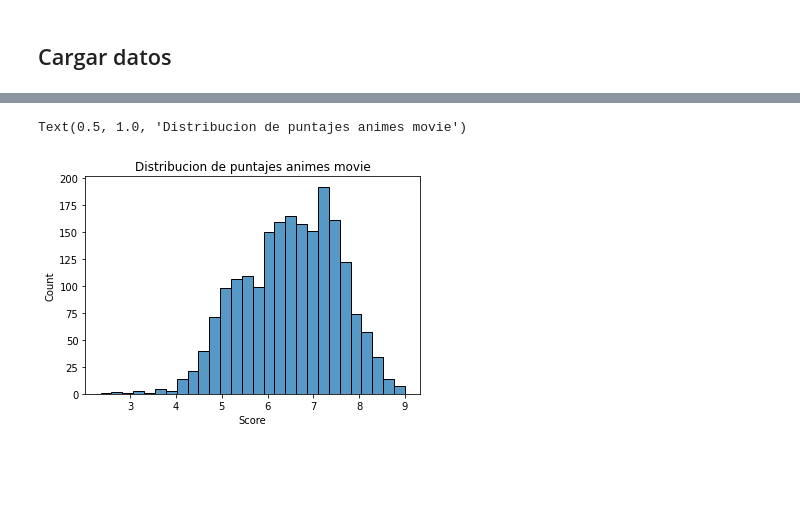
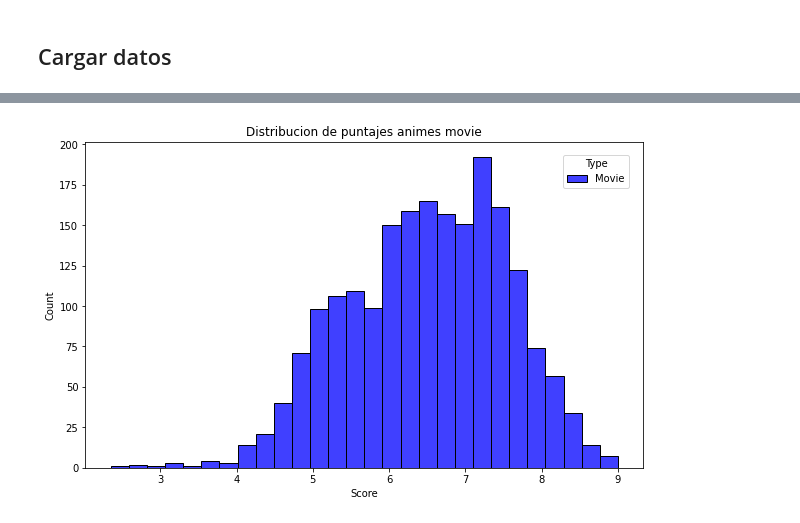
Before and after one commit to martinjaraf/supertarea, a Jupyter notebook: parte_1/Parte_1.ipynb, the cells around one changed output, grey strips where cells are left out. Drawn from its saved outputs; the diff is of its cells as text; code cells hidden in the pictures; blank space fills up the shorter version.

```diff
--- a/parte_1/Parte_1.ipynb
+++ b/parte_1/Parte_1.ipynb
@@ -47,7 +49,9 @@ Text(0.5, 1.0, 'Distribucion de densidad')
 # %%
+gra_movie = plt.figure(figsize=(10,6))
 movie = data_animes.groupby("Type").get_group('Movie')
 scores_animes_movie = movie["Score"]
-sns.histplot(scores_animes_movie).set_title('Distribucion de puntajes animes movie')
+sns.histplot(scores_animes_movie, label='Movie', color='blue').set_title('Distribucion de puntajes animes movie')
+gra_movie.legend(bbox_to_anchor=(0.88, 0.85), loc=1, borderaxespad=0.).set_title('Type')
+plt.show()
 # %% [output]
-Text(0.5, 1.0, 'Distribucion de puntajes animes movie')
-[figure, old version]
+[figure, new version]
```
Also changed, not shown: parts of 22 cells of this notebook.
